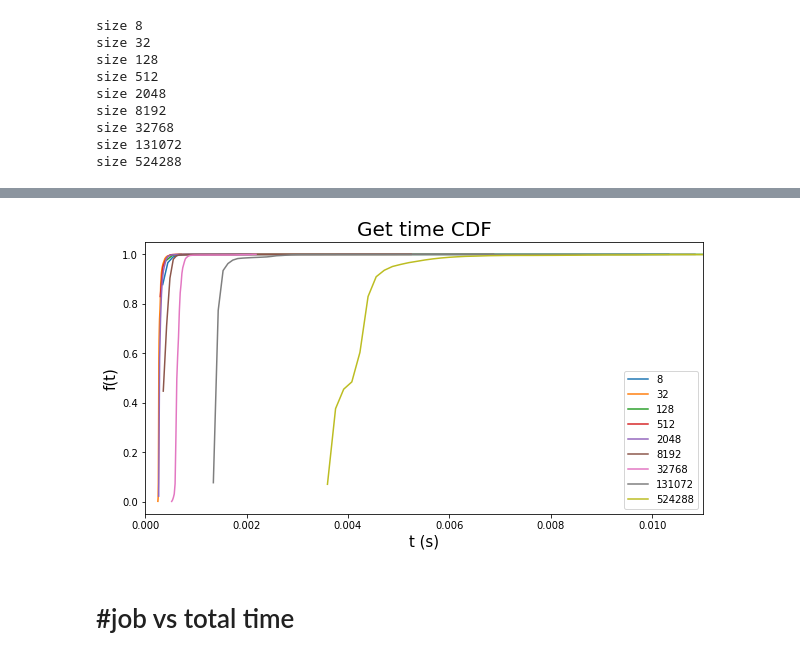
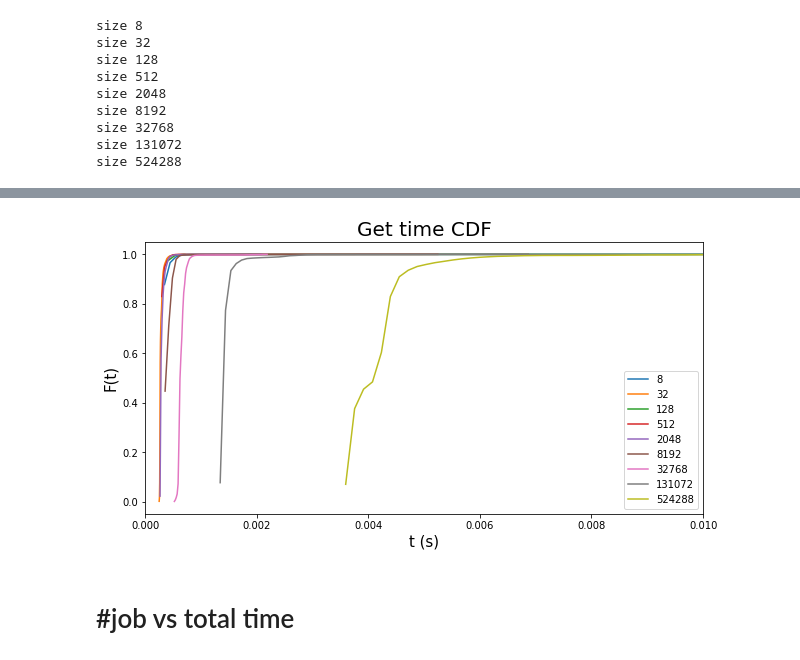
Before and after one commit to nikhilphatak1/datastore-profiling, a Jupyter notebook: redis/redis_check.ipynb, the cells around one changed output, grey strips where cells are left out. Drawn from its saved outputs; the diff is of its cells as text; code cells hidden in the pictures.

```diff
--- a/redis/redis_check.ipynb
+++ b/redis/redis_check.ipynb
@@ -138,27 +138,27 @@ plt.show()
 # %%
 plt.figure(figsize=(10,5))
 
 
 for size in array_sizes:
     key = size**2 * 8
 
     t = time_table_get[str(key)]
 
     num_bins = int(np.sqrt(len(t)))#int(np.floor(5/3 * (len(t)**(1/3))))
     counts, bin_edges = np.histogram (t, bins=num_bins, normed=True)
     cdf = np.cumsum (counts)
     #plt.plot (np.hstack((np.zeros((1,)),bin_edges[1:])), np.hstack((np.zeros(1,),cdf/cdf[-1])))
     plt.plot(bin_edges[1:], cdf/cdf[-1])
-    plt.xlabel("t (s)",fontsize=15); plt.ylabel("f(t)",fontsize=15);
+    plt.xlabel("t (s)",fontsize=15); plt.ylabel("F(t)",fontsize=15);
 
 
 
-plt.xlim([0,0.011])
+plt.xlim([0,0.01])
 plt.legend(array_sizes**2 * 8)
 plt.title("Get time CDF",fontsize=20)
 plt.show()
 # %% [output]
-[figure, old version]
+[figure, new version]
 # %%
 # clear keys
 for i in range(N):
```
Also changed, not shown: parts of 6 cells of this notebook, 1 other file.
